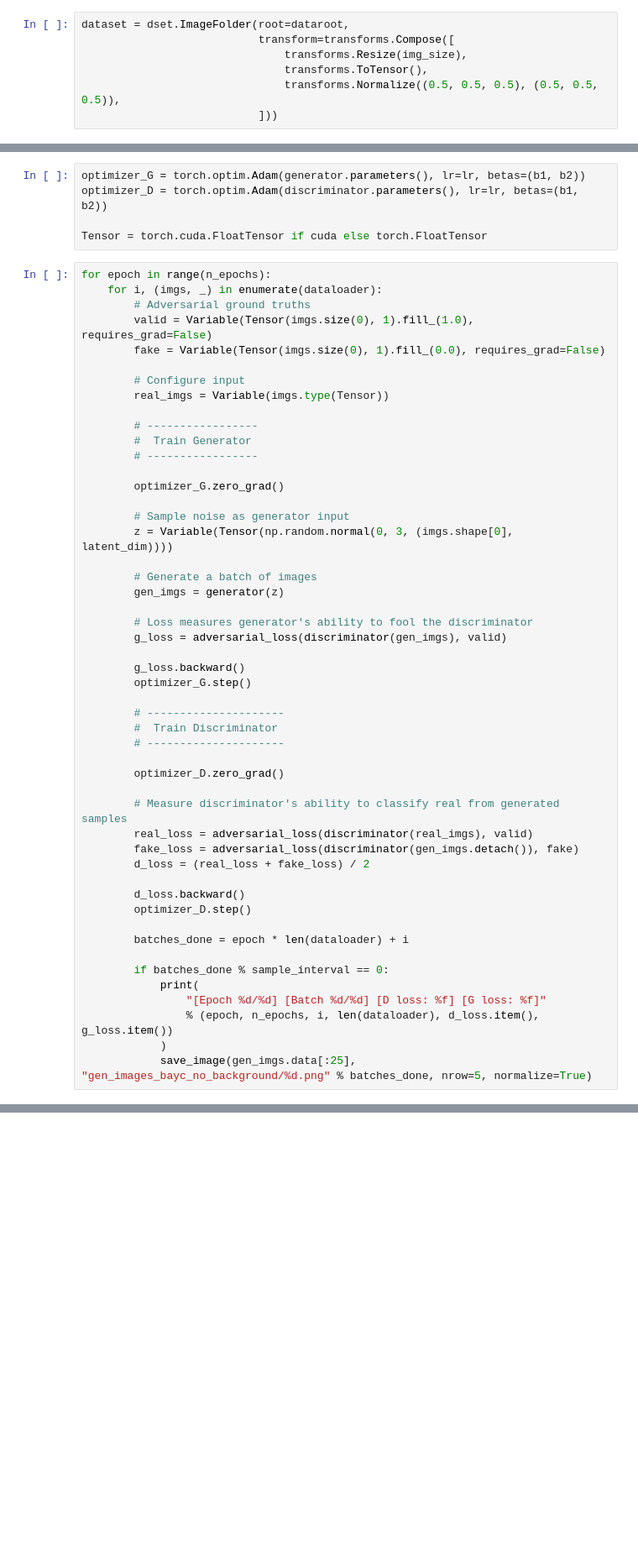
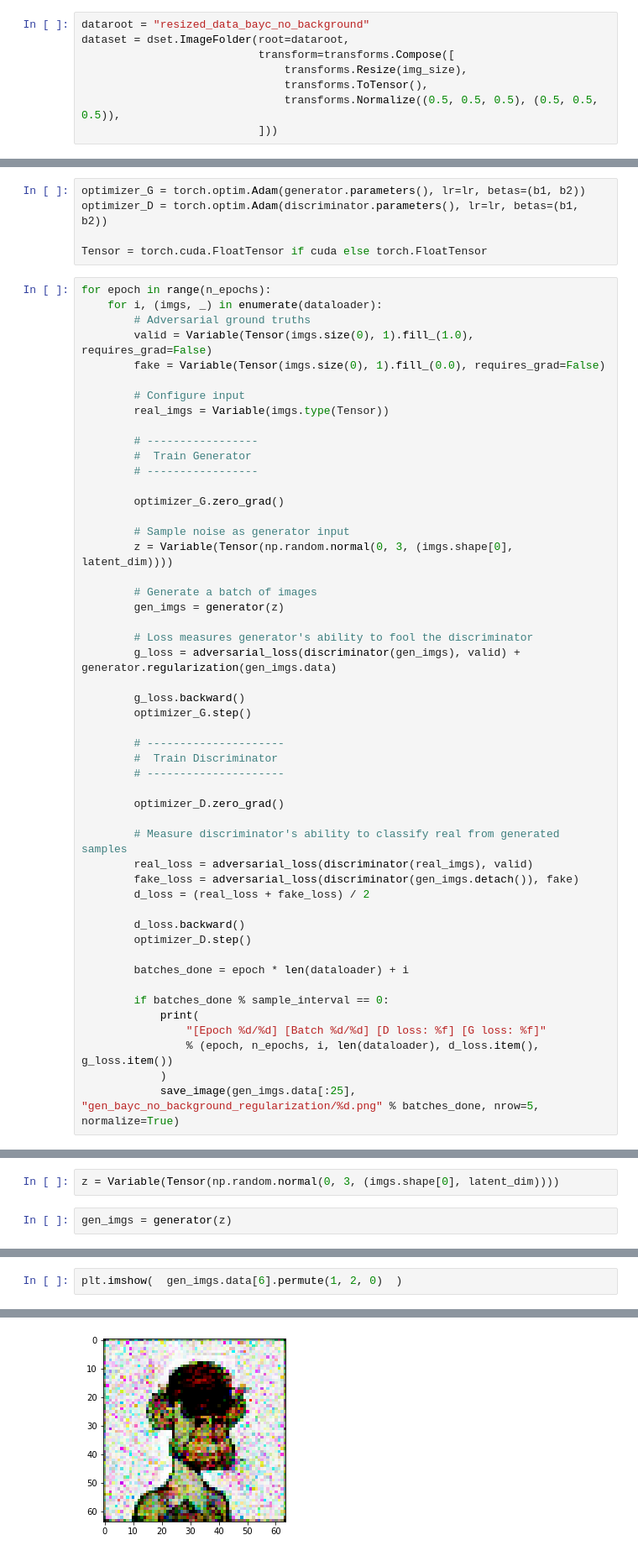
Before and after one commit to borisvel/6.7900FinalProject, a Jupyter notebook: Net.ipynb, the cells around one changed output, grey strips where cells are left out. Shown at 84% size. Cells and saved outputs as stored; diff of their text form; blank space fills up the shorter version.

Commit message:
Added regularization method

```diff
--- a/Net.ipynb
+++ b/Net.ipynb
@@ -89,6 +157,7 @@ if cuda:
     discriminator.cuda()
     adversarial_loss.cuda()
 # %%
+dataroot = "resized_data_bayc_no_background"
 dataset = dset.ImageFolder(root=dataroot,
                            transform=transforms.Compose([
                                transforms.Resize(img_size),
@@ -126,7 +195,7 @@ for epoch in range(n_epochs):
         gen_imgs = generator(z)
 
         # Loss measures generator's ability to fool the discriminator
-        g_loss = adversarial_loss(discriminator(gen_imgs), valid)
+        g_loss = adversarial_loss(discriminator(gen_imgs), valid) + generator.regularization(gen_imgs.data)
 
         g_loss.backward()
         optimizer_G.step()
@@ -152,5 +221,5 @@ for epoch in range(n_epochs):
                 "[Epoch %d/%d] [Batch %d/%d] [D loss: %f] [G loss: %f]"
                 % (epoch, n_epochs, i, len(dataloader), d_loss.item(), g_loss.item())
             )
-            save_image(gen_imgs.data[:25], "gen_images_bayc_no_background/%d.png" % batches_done, nrow=5, normalize=True)
+            save_image(gen_imgs.data[:25], "gen_bayc_no_background_regularization/%d.png" % batches_done, nrow=5, normalize=True)
 # %% [output]
@@ -173,0 +240,4 @@ for epoch in range(n_epochs):
+# %%
+z = Variable(Tensor(np.random.normal(0, 3, (imgs.shape[0], latent_dim))))
+# %%
+gen_imgs = generator(z)
@@ -173,0 +264,3 @@ for epoch in range(n_epochs):
+# %%
+plt.imshow(  gen_imgs.data[6].permute(1, 2, 0)  )
+# %% [output]
@@ -173,0 +269 @@ for epoch in range(n_epochs):
+[figure, added]
```
Also changed, not shown: parts of 13 cells of this notebook.
